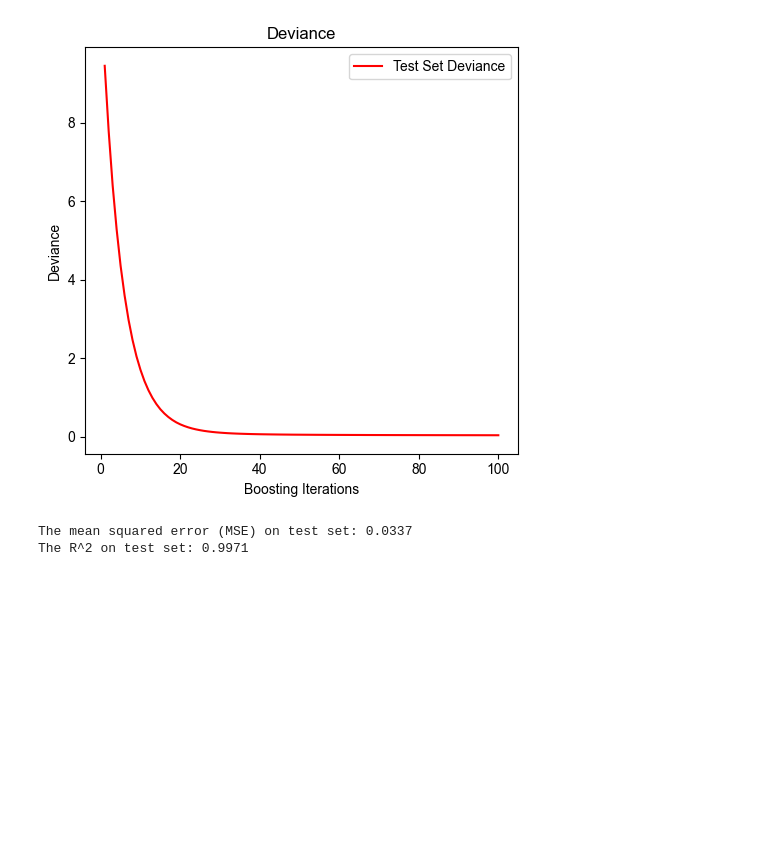
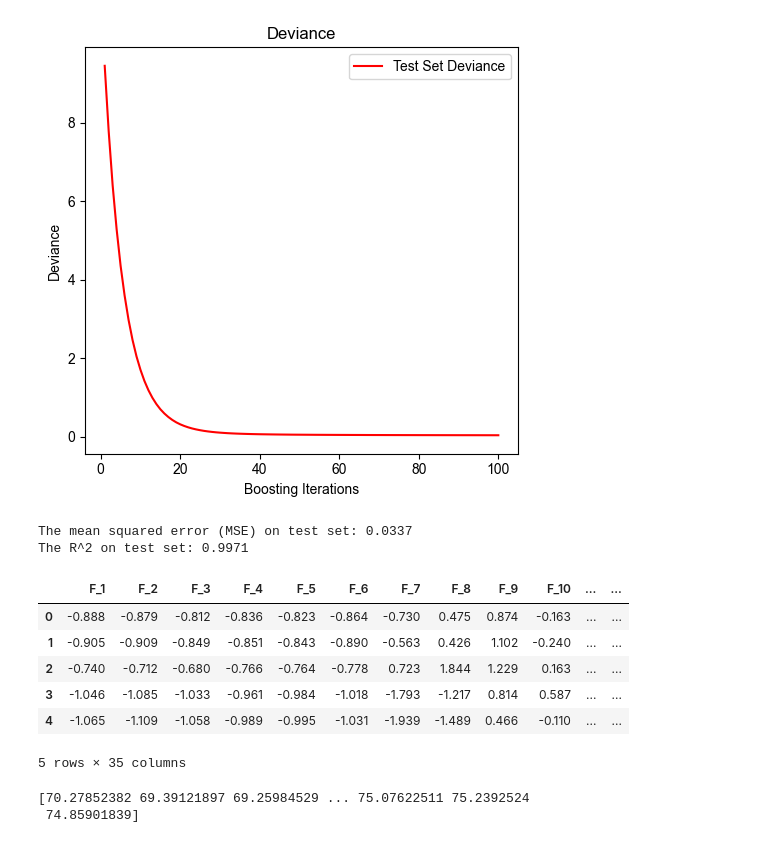
Before and after one commit to Ellaaaaaaaaaaa/2023CCF, a Jupyter notebook: test_GBR_active.ipynb, the cells around one changed output. Drawn from its saved outputs; the diff is of its cells as text; code cells hidden in the pictures; blank space fills up the shorter version.

```diff
--- a/test_GBR_active.ipynb
+++ b/test_GBR_active.ipynb
@@ -85,3 +85,15 @@ print("The R^2 on test set: {:.4f}".format(test_score))
 # %% [output]
 The mean squared error (MSE) on test set: 0.0337
 The R^2 on test set: 0.9971
+# %%
+df_bank = pd.read_csv("./B榜/node_test_3_B.csv") # 读取文件
+testX=df_bank.iloc[:,2:]
+testX.head() #显示新的特征集
+# %% [output]
+|  | F_1 | F_2 | F_3 | F_4 | F_5 | F_6 | F_7 | F_8 | F_9 | F_10 | ... | ... |
+| 0 | -0.888 | -0.879 | -0.812 | -0.836 | -0.823 | -0.864 | -0.730 | 0.475 | 0.874 | -0.163 | ... | ... |
+| 1 | -0.905 | -0.909 | -0.849 | -0.851 | -0.843 | -0.890 | -0.563 | 0.426 | 1.102 | -0.240 | ... | ... |
+| 2 | -0.740 | -0.712 | -0.680 | -0.766 | -0.764 | -0.778 | 0.723 | 1.844 | 1.229 | 0.163 | ... | ... |
+| 3 | -1.046 | -1.085 | -1.033 | -0.961 | -0.984 | -1.018 | -1.793 | -1.217 | 0.814 | 0.587 | ... | ... |
+| 4 | -1.065 | -1.109 | -1.058 | -0.989 | -0.995 | -1.031 | -1.939 | -1.489 | 0.466 | -0.110 | ... | ... |
+5 rows × 35 columns
@@ -87,0 +102,5 @@ The R^2 on test set: 0.9971
+# %%
+print(y_test_pred)
+# %% [output]
+[70.27852382 69.39121897 69.25984529 ... 75.07622511 75.2392524
+ 74.85901839]
```
Also changed, not shown: parts of 2 cells of this notebook, 2 other files.
